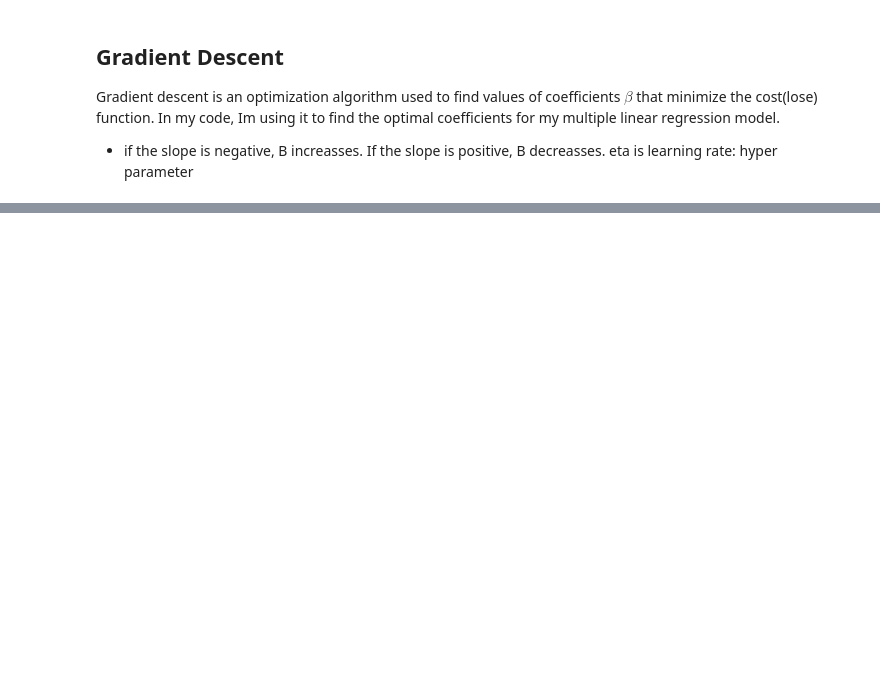
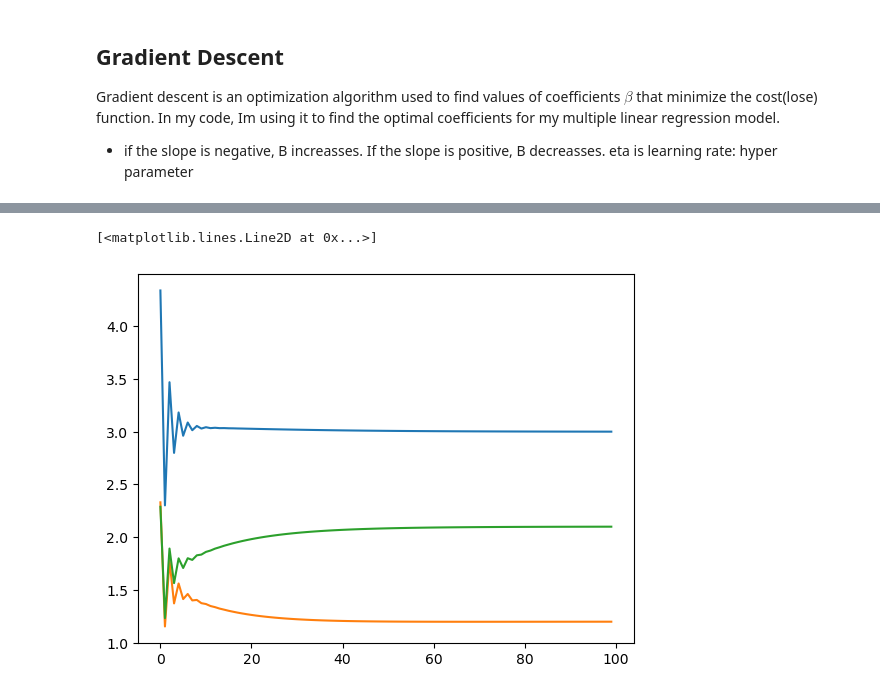
Before and after one commit to Shruti-Karandikar/Mini-Projects, a Jupyter notebook: multiple_linear_regression.ipynb, the cells around one changed output, grey strips where cells are left out. Saved outputs shown, nothing was run; the diff lists cells and outputs as text; code cells hidden in the pictures; blank space fills up the shorter version.

```diff
--- a/multiple_linear_regression.ipynb
+++ b/multiple_linear_regression.ipynb
@@ -74,0 +83,7 @@ print(B)
+# %%
+plt.plot(b0[:100])
+plt.plot(b1[:100])
+plt.plot(b2[:100])
+# %% [output]
+[<matplotlib.lines.Line2D at 0x...>]
+[figure, added]
```
Also changed, not shown: parts of 11 cells of this notebook.
